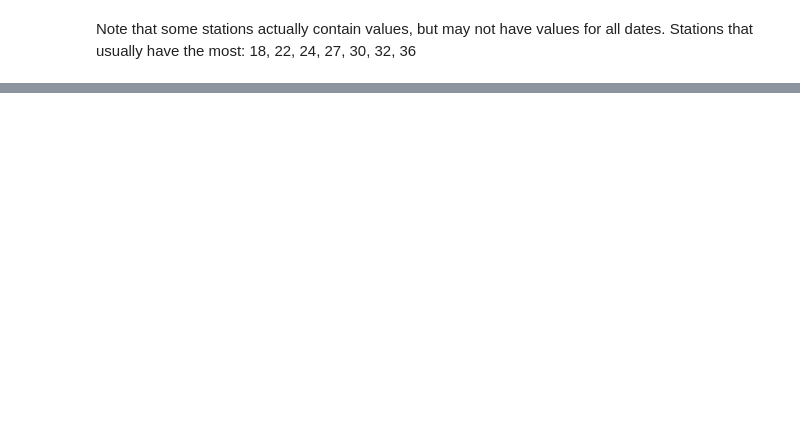
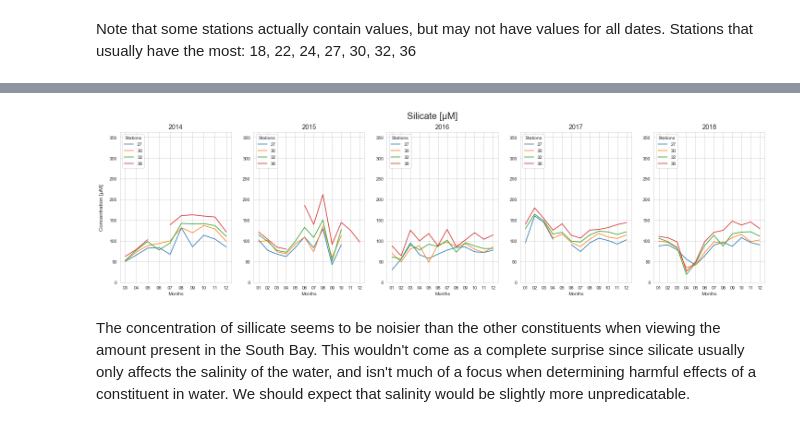
Before and after one commit to xbriandavid/bayareaWater, a Jupyter notebook: analysis.ipynb, the cells around one changed output, grey strips where cells are left out. Cells and saved outputs as stored; diff of their text form; code cells hidden in the pictures; blank space fills up the shorter version.

```diff
--- a/analysis.ipynb
+++ b/analysis.ipynb
@@ -369,0 +340,8 @@ datetime.datetime(2018, 1, 1, 0, 0)
+# %%
+dfs = [year2014Sil, year2015Sil, year2016Sil, year2017Sil, year2018Sil]
+silicateGraph, years = plt.subplots(nrows = 1, ncols = 5, figsize = (25,6))
+particlePlots(dfs, silicateGraph, years, "Silicate [µM]")
+# %% [output]
+[figure, added]
+# %% [markdown]
+The concentration of sillicate seems to be noisier than the other constituents when viewing the amount present in the South Bay. This wouldn't come as a complete surprise since silicate usually only affects the salinity of the water, and isn't much of a focus when determining harmful effects of a constituent in water. We should expect that salinity would be slightly more unpredicatable.
```
Also changed, not shown: parts of 28 cells of this notebook.
